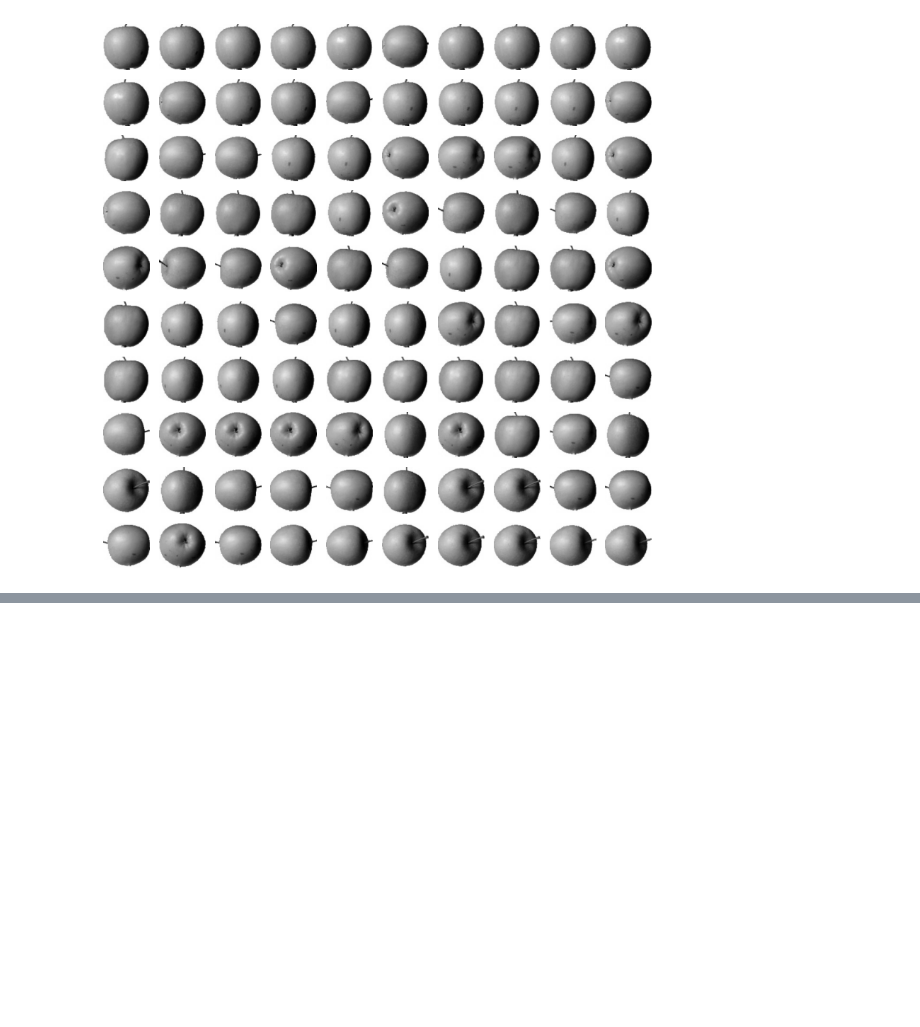
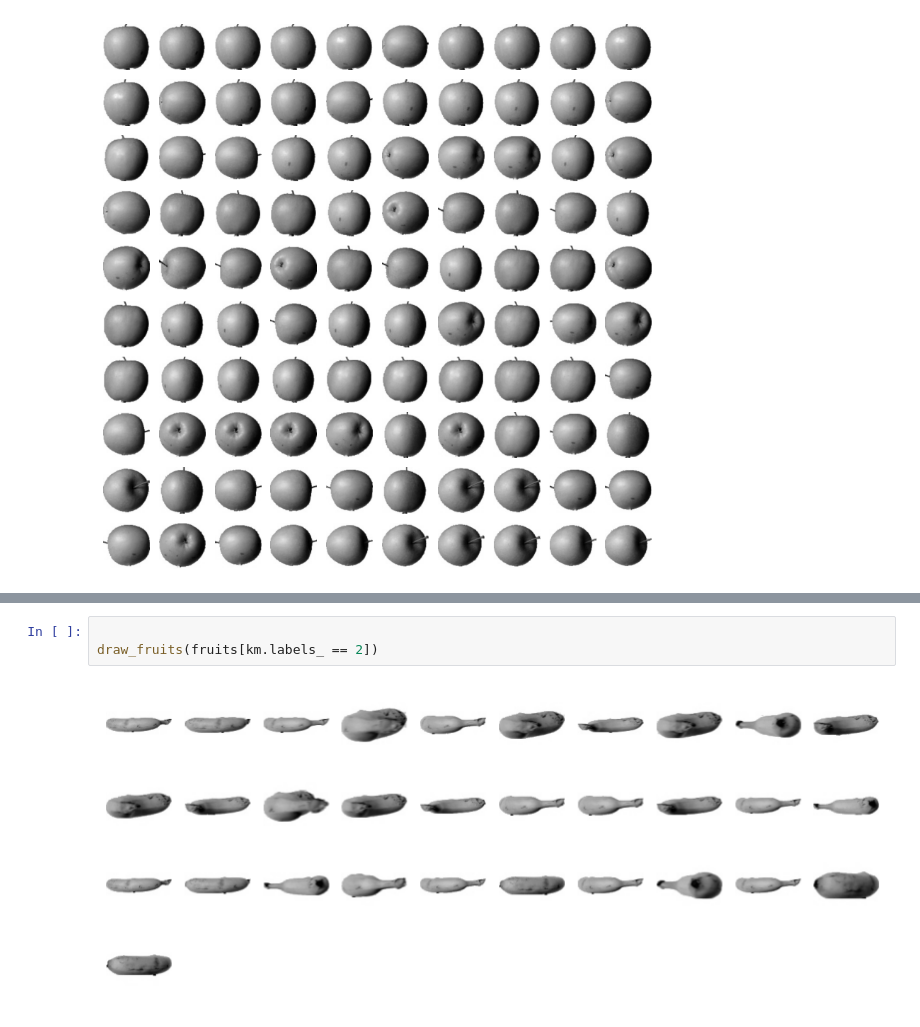
Before and after one commit to qwer1234566666/kuBig2025, a Jupyter notebook: ml_dl_python/a16_kmean.ipynb, the cells around one changed output, grey strips where cells are left out. Saved outputs shown, nothing was run; the diff lists cells and outputs as text; blank space fills up the shorter version.

```diff
--- a/ml_dl_python/a16_kmean.ipynb
+++ b/ml_dl_python/a16_kmean.ipynb
@@ -92,0 +142,5 @@ plt.show()
+# %%
+
+draw_fruits(fruits[km.labels_ == 2])
+# %% [output]
+[figure, added]
```
Also changed, not shown: parts of 8 cells of this notebook, 3 other files.
